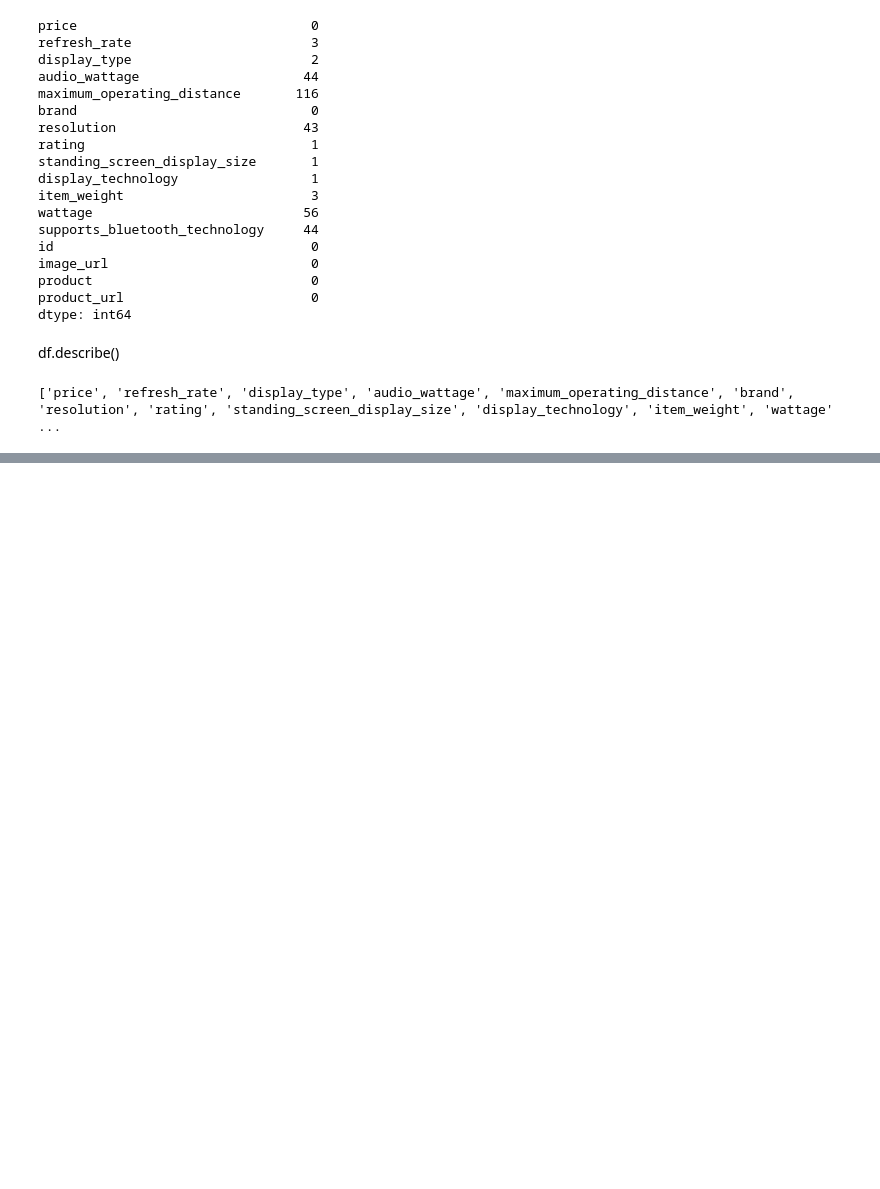
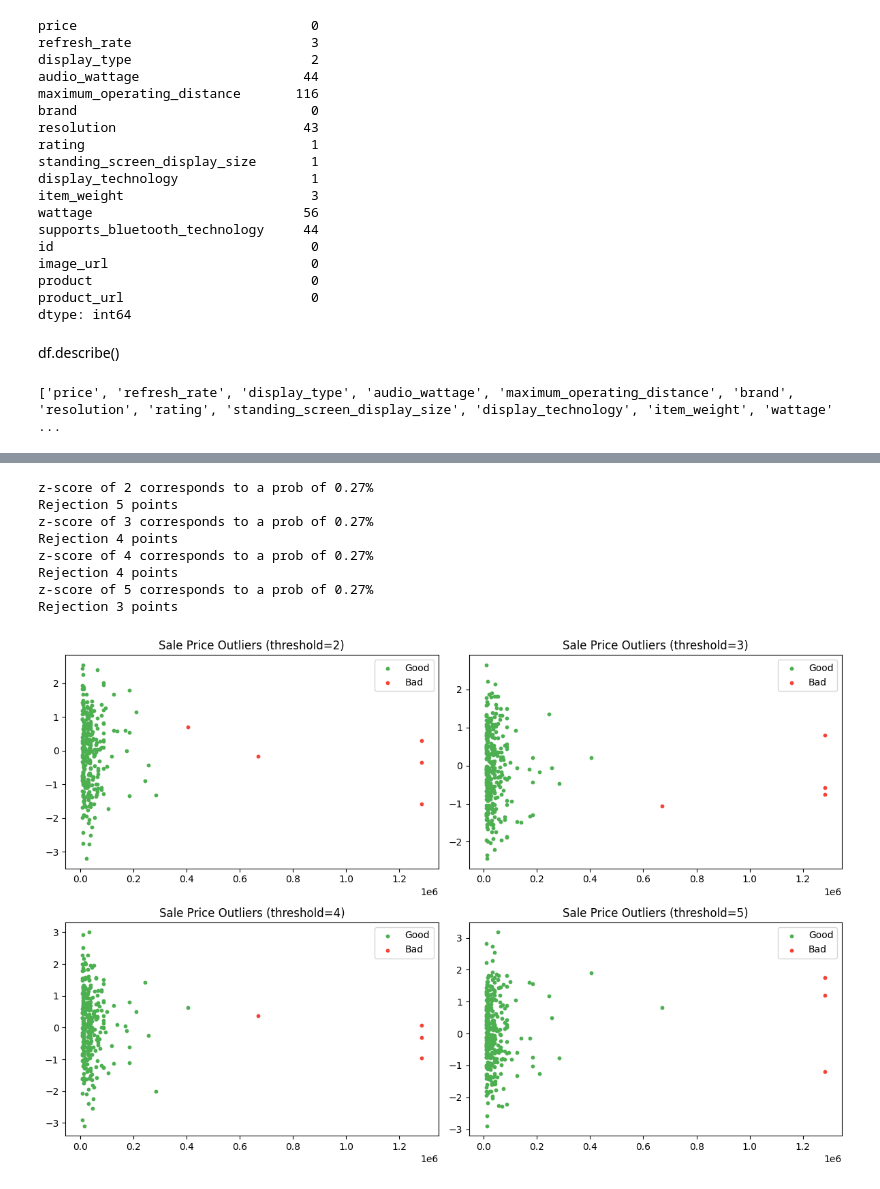
Before and after one commit to AjayKumarChintada/prodcut_recommend, a Jupyter notebook: notebooks/preprocessing.ipynb, the cells around one changed output, grey strips where cells are left out. Drawn from its saved outputs; the diff is of its cells as text; code cells hidden in the pictures; blank space fills up the shorter version.

```diff
--- a/notebooks/preprocessing.ipynb
+++ b/notebooks/preprocessing.ipynb
@@ -304,0 +373,34 @@ dtype('float64')
+# %%
+from scipy.stats import norm
+from scipy.stats import multivariate_normal as mn
+
+def z_score(df, threshold=1):
+    mean, std = np.mean(df), np.std(df)
+    z_score = np.abs((df - mean) / std)
+    good = z_score < threshold
+    print(f"z-score of {threshold} corresponds to a prob of {100 * 2 * norm.sf(3):0.2f}%")
+    print(f"Rejection {(~good).sum()} points")
+    return good
+# %%
+plt.figure(figsize=(12, 8))
+
+for i, threshold in zip(range(1, 5), range(2, 6)):
+    plt.subplot(2, 2, i)
+    visual_scatter = np.random.normal(size=df.shape[0])
+    good = z_score(df['price'], threshold=threshold)
+    plt.scatter(df['price'][good], visual_scatter[good], s=10, label="Good", color="#4CAF50")
+    plt.scatter(df['price'][~good], visual_scatter[~good], s=10, label="Bad", color="#F44336")
+    plt.legend()
+    plt.title(f"Sale Price Outliers (threshold={threshold})")
+
+plt.tight_layout()
+# %% [output]
+z-score of 2 corresponds to a prob of 0.27%
+Rejection 5 points
+z-score of 3 corresponds to a prob of 0.27%
+Rejection 4 points
+z-score of 4 corresponds to a prob of 0.27%
+Rejection 4 points
+z-score of 5 corresponds to a prob of 0.27%
+Rejection 3 points
+[figure, added]
```
Also changed, not shown: parts of 8 cells of this notebook, 1 other file.
